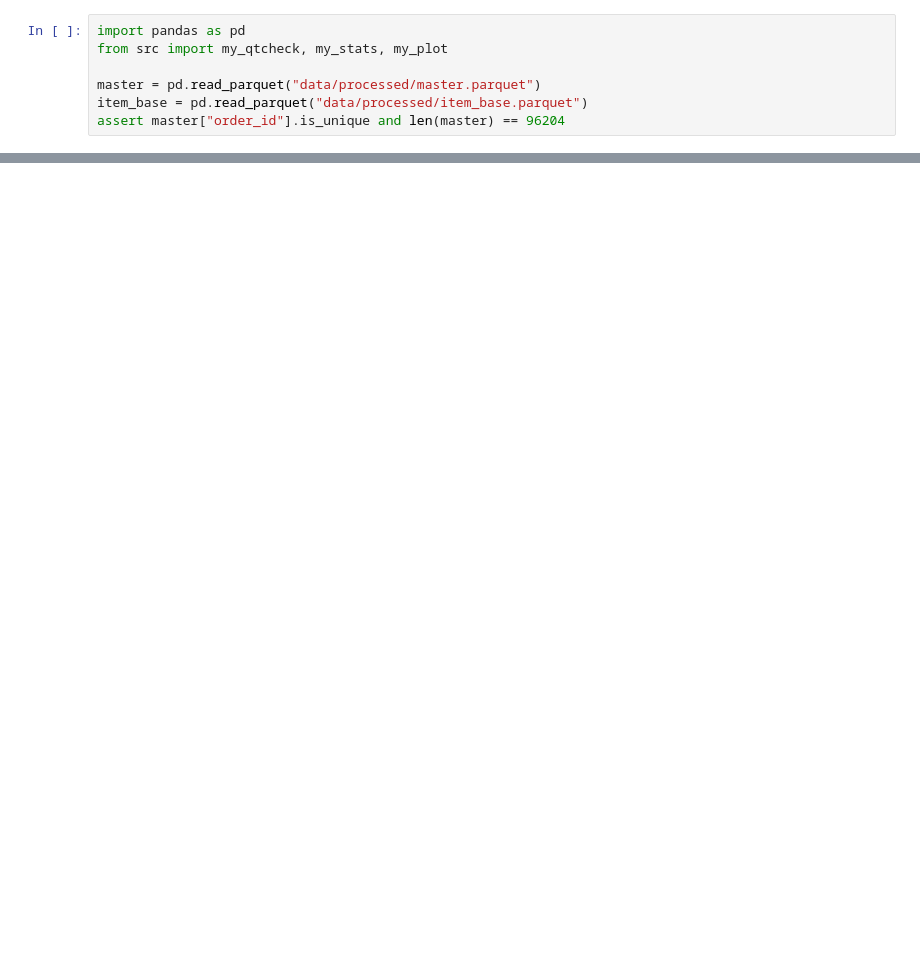
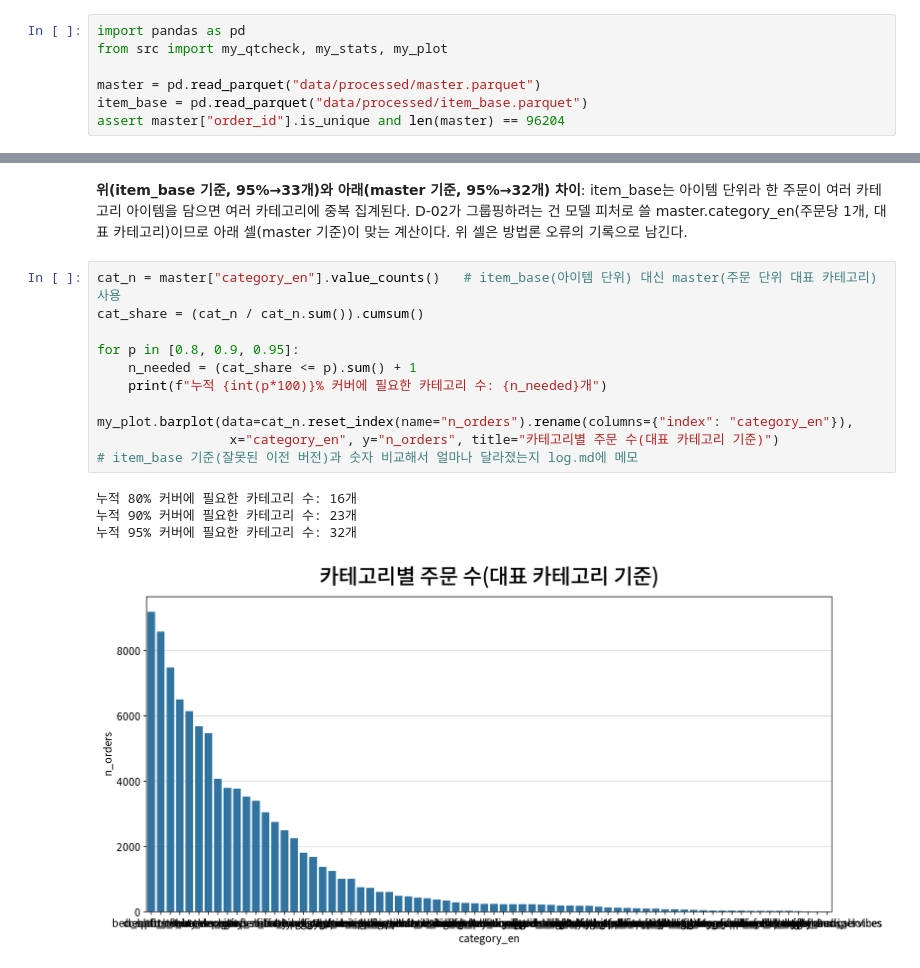
Before and after one commit to choi-yeonju/data-analysis-portfolio, a Jupyter notebook: olist/notebooks/04_eda.ipynb, the cells around one changed output, grey strips where cells are left out. Cells and saved outputs as stored; diff of their text form; blank space fills up the shorter version.

```diff
--- a/olist/notebooks/04_eda.ipynb
+++ b/olist/notebooks/04_eda.ipynb
@@ -202,0 +586,18 @@ my_plot.barplot(data=cat_n.reset_index(name="n_orders"),
+# %% [markdown]
+**위(item_base 기준, 95%→33개)와 아래(master 기준, 95%→32개) 차이**: item_base는 아이템 단위라 한 주문이 여러 카테고리 아이템을 담으면 여러 카테고리에 중복 집계된다. D-02가 그룹핑하려는 건 모델 피처로 쓸 master.category_en(주문당 1개, 대표 카테고리)이므로 아래 셀(master 기준)이 맞는 계산이다. 위 셀은 방법론 오류의 기록으로 남긴다.
+# %%
+cat_n = master["category_en"].value_counts()   # item_base(아이템 단위) 대신 master(주문 단위 대표 카테고리) 사용
+cat_share = (cat_n / cat_n.sum()).cumsum()
+
+for p in [0.8, 0.9, 0.95]:
+    n_needed = (cat_share <= p).sum() + 1
+    print(f"누적 {int(p*100)}% 커버에 필요한 카테고리 수: {n_needed}개")
+
+my_plot.barplot(data=cat_n.reset_index(name="n_orders").rename(columns={"index": "category_en"}),
+                 x="category_en", y="n_orders", title="카테고리별 주문 수(대표 카테고리 기준)")
+# item_base 기준(잘못된 이전 버전)과 숫자 비교해서 얼마나 달라졌는지 log.md에 메모
+# %% [output]
+누적 80% 커버에 필요한 카테고리 수: 16개
+누적 90% 커버에 필요한 카테고리 수: 23개
+누적 95% 커버에 필요한 카테고리 수: 32개
+[figure, added]
```
Also changed, not shown: parts of 49 cells of this notebook, 2 other files.
